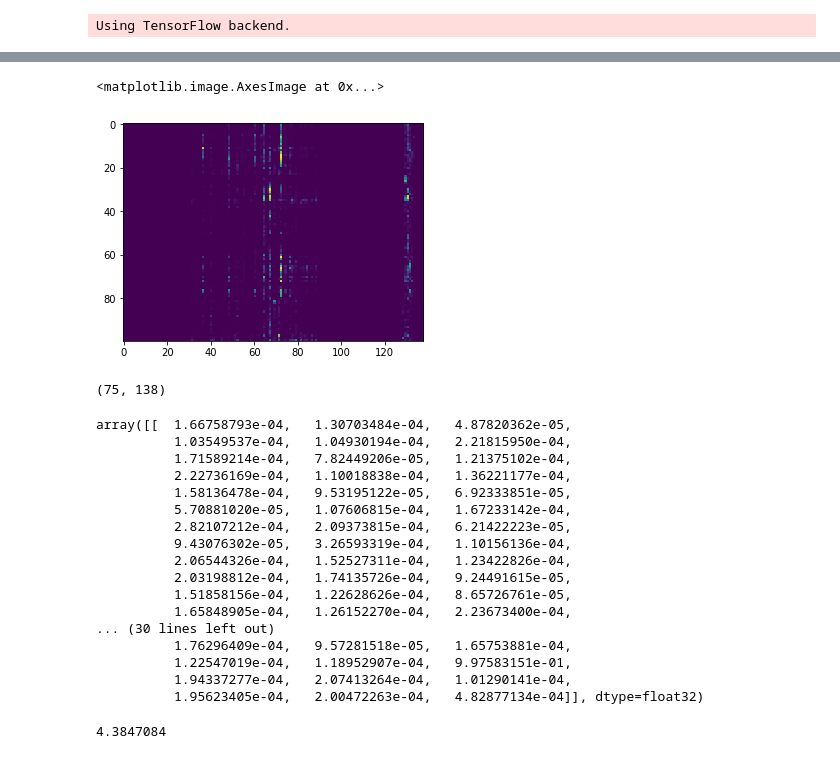
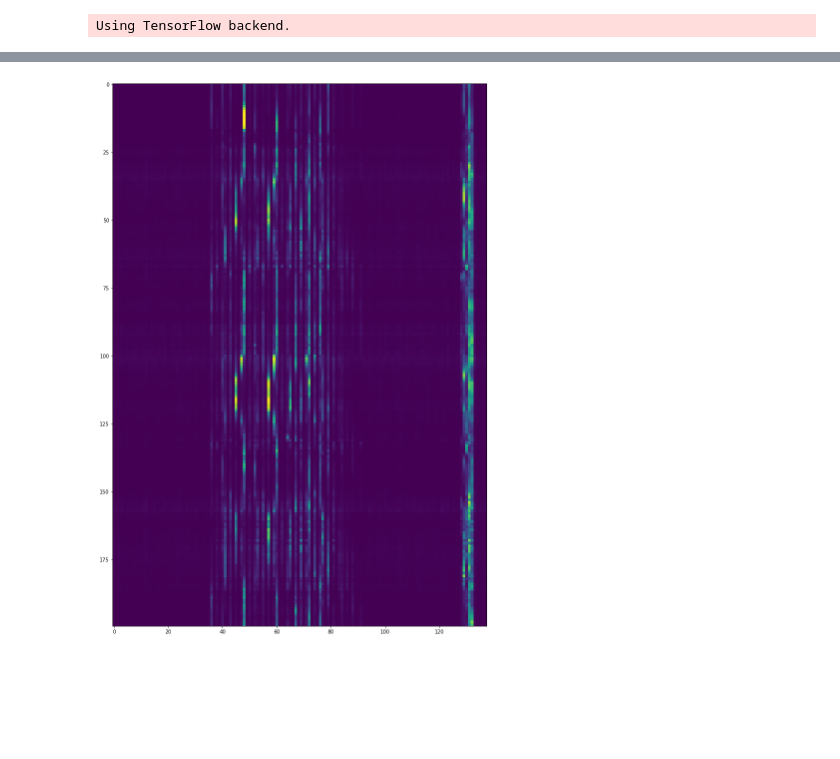
Before and after one commit to gavin-peterkin/music_composition, a Jupyter notebook: src/keras_model_dev.ipynb, the cells around one changed output, grey strips where cells are left out. Drawn from its saved outputs; the diff is of its cells as text; code cells hidden in the pictures; blank space fills up the shorter version.

Commit message:
updating modeling src and removing data files, playback bug fixes

```diff
--- a/src/keras_model_dev.ipynb
+++ b/src/keras_model_dev.ipynb
@@ -31,0 +32,6 @@ y.shape
+# %%
+mod = Model(
+    attempt_reload=True, num_epochs=2000, learning_rate=0.01,
+    additional_filter_song={"composer": "Mozart, Wolfgang Amadeus"},
+    save_name="tmp/classical1_2017-09-11.h5"
+)
@@ -32,4 +40,4 @@ y.shape
 # %%
-mod.fit_model(save=True)
+mod.fit_model(save=False)
 # %% [output]
 Epoch 1/100
@@ -81,6 +82,6 @@ foo.weights
 # %%
 seed = ile.truncate_music_seed(
-    ile.input_layer_seed_chord,
+    ile.input_layer_seed_chord(minor=True),
     mod.input_size,
     mod.batch_size,
     mod.truncated_backprop_length
@@ -96,2 +93,2 @@ mod.batch_size
 # %%
-test_result, logits2 = mod.predict_output(seed, 100)
+test_result, logits2 = mod.predict_output(seed, 200)
@@ -125,9 +94,0 @@ plt.imshow(np.asarray(logits).reshape((50, 138)))
-# %%
-plt.imshow(np.asarray(logits2).reshape((100, 138)))
-# %% [output]
-<matplotlib.image.AxesImage at 0x...>
-[figure, removed]
-# %%
-test_result.shape
-# %% [output]
-(75, 138)
@@ -138,27 +95,17 @@ preds = mod.model.predict(seed.reshape((1,
-# %%
-preds
-# %% [output]
-array([[  1.66758793e-04,   1.30703484e-04,   4.87820362e-05,
-          1.03549537e-04,   1.04930194e-04,   2.21815950e-04,
-          1.71589214e-04,   7.82449206e-05,   1.21375102e-04,
-          2.22736169e-04,   1.10018838e-04,   1.36221177e-04,
-          1.58136478e-04,   9.53195122e-05,   6.92333851e-05,
-          5.70881020e-05,   1.07606815e-04,   1.67233142e-04,
-          2.82107212e-04,   2.09373815e-04,   6.21422223e-05,
-          9.43076302e-05,   3.26593319e-04,   1.10156136e-04,
-          2.06544326e-04,   1.52527311e-04,   1.23422826e-04,
-          2.03198812e-04,   1.74135726e-04,   9.24491615e-05,
-          1.51858156e-04,   1.22628626e-04,   8.65726761e-05,
-          1.65848905e-04,   1.26152270e-04,   2.23673400e-04,
-... (30 lines left out)
-          1.76296409e-04,   9.57281518e-05,   1.65753881e-04,
-          1.22547019e-04,   1.18952907e-04,   9.97583151e-01,
-          1.94337277e-04,   2.07413264e-04,   1.01290141e-04,
-          1.95623405e-04,   2.00472263e-04,   4.82877134e-04]], dtype=float32)
-# %%
-preds.sum()
-# %% [output]
-4.3847084
+# %%
+import matplotlib as mpl
+
+norm = mpl.colors.Normalize(vmin=0.,vmax=1.)
+
+fig, ax = plt.subplots(figsize=(14, 20))
+ax.imshow(
+    np.asarray(logits2).reshape((200, 138)),
+    norm=mpl.colors.PowerNorm(0.4)
+)
+
+fig.savefig("/Users/gavinpeterkin/workspace/music_composition/samples/classical1_1_min.png")
+# %% [output]
+[figure, added]
 # %%
 from parsing.output_translation import OutputLayerExtractor
 
```
Also changed, not shown: parts of 31 cells of this notebook, 19 other files.
